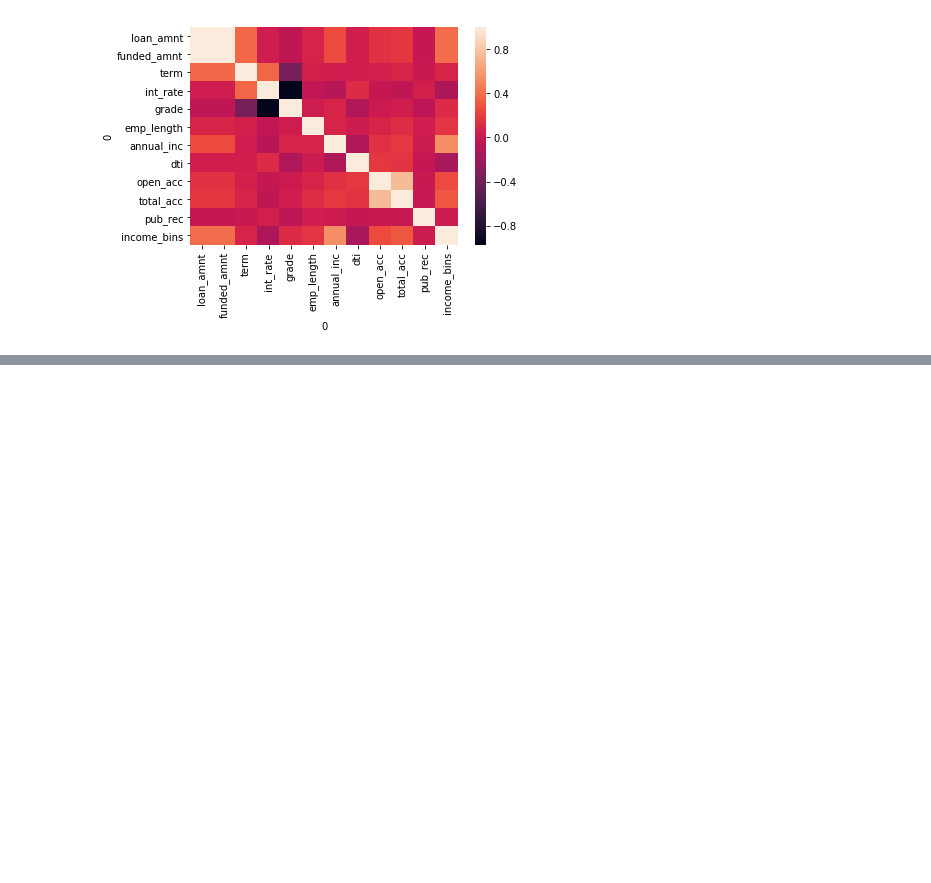
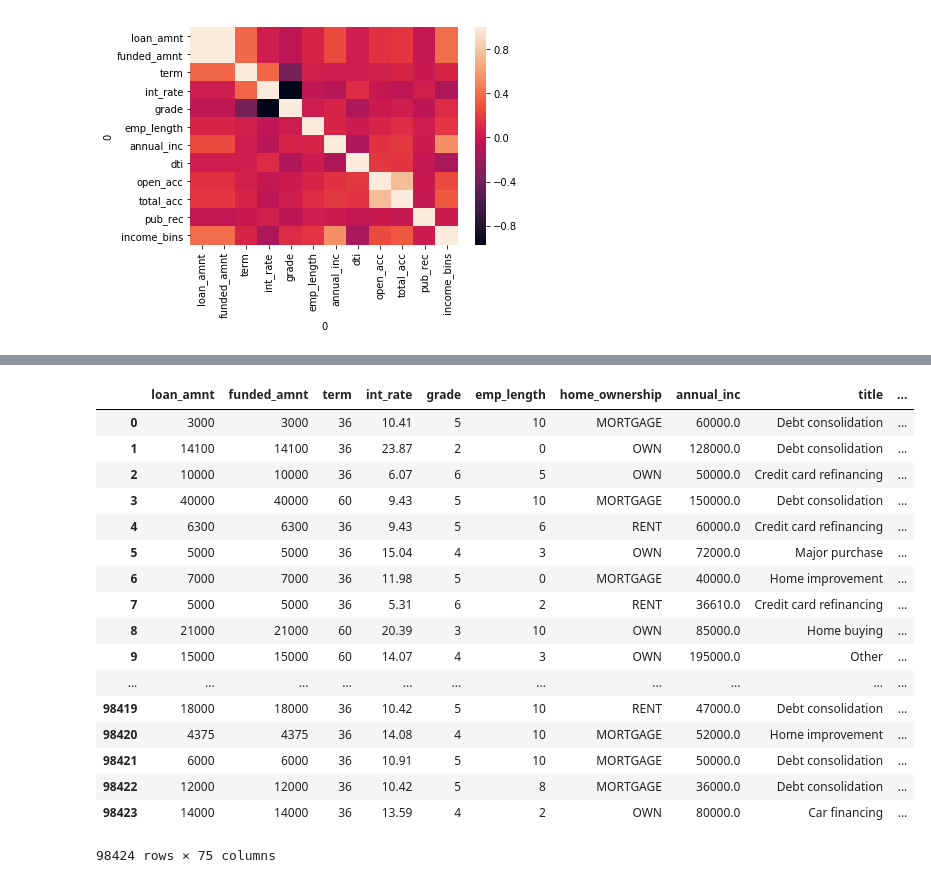
Before and after one commit to finnqiao/lendingclub_states, a Jupyter notebook: lendingclub_states.ipynb, the cells around one changed output, grey strips where cells are left out. Saved outputs shown, nothing was run; the diff lists cells and outputs as text; code cells hidden in the pictures; blank space fills up the shorter version.

Commit message:
state level data added

```diff
--- a/lendingclub_states.ipynb
+++ b/lendingclub_states.ipynb
@@ -284,0 +297,23 @@ sb.heatmap(new_df.corr())
+# %%
+full_df = pd.merge(new_df, states_data, on='addr_state', how='left')
+# %%
+full_df
+# %% [output]
+|  | loan_amnt | funded_amnt | term | int_rate | grade | emp_length | home_ownership | annual_inc | title | ... |
+| 0 | 3000 | 3000 | 36 | 10.41 | 5 | 10 | MORTGAGE | 60000.0 | Debt consolidation | ... |
+| 1 | 14100 | 14100 | 36 | 23.87 | 2 | 0 | OWN | 128000.0 | Debt consolidation | ... |
+| 2 | 10000 | 10000 | 36 | 6.07 | 6 | 5 | OWN | 50000.0 | Credit card refinancing | ... |
+| 3 | 40000 | 40000 | 60 | 9.43 | 5 | 10 | MORTGAGE | 150000.0 | Debt consolidation | ... |
+| 4 | 6300 | 6300 | 36 | 9.43 | 5 | 6 | RENT | 60000.0 | Credit card refinancing | ... |
+| 5 | 5000 | 5000 | 36 | 15.04 | 4 | 3 | OWN | 72000.0 | Major purchase | ... |
+| 6 | 7000 | 7000 | 36 | 11.98 | 5 | 0 | MORTGAGE | 40000.0 | Home improvement | ... |
+| 7 | 5000 | 5000 | 36 | 5.31 | 6 | 2 | RENT | 36610.0 | Credit card refinancing | ... |
+| 8 | 21000 | 21000 | 60 | 20.39 | 3 | 10 | OWN | 85000.0 | Home buying | ... |
+| 9 | 15000 | 15000 | 60 | 14.07 | 4 | 3 | OWN | 195000.0 | Other | ... |
+| ... | ... | ... | ... | ... | ... | ... | ... | ... | ... | ... |
+| 98419 | 18000 | 18000 | 36 | 10.42 | 5 | 10 | RENT | 47000.0 | Debt consolidation | ... |
+| 98420 | 4375 | 4375 | 36 | 14.08 | 4 | 10 | MORTGAGE | 52000.0 | Home improvement | ... |
+| 98421 | 6000 | 6000 | 36 | 10.91 | 5 | 10 | MORTGAGE | 50000.0 | Debt consolidation | ... |
+| 98422 | 12000 | 12000 | 36 | 10.42 | 5 | 8 | MORTGAGE | 36000.0 | Debt consolidation | ... |
+| 98423 | 14000 | 14000 | 36 | 13.59 | 4 | 2 | OWN | 80000.0 | Car financing | ... |
+98424 rows × 75 columns
```
Also changed, not shown: parts of 2 cells of this notebook, 1 other file.
